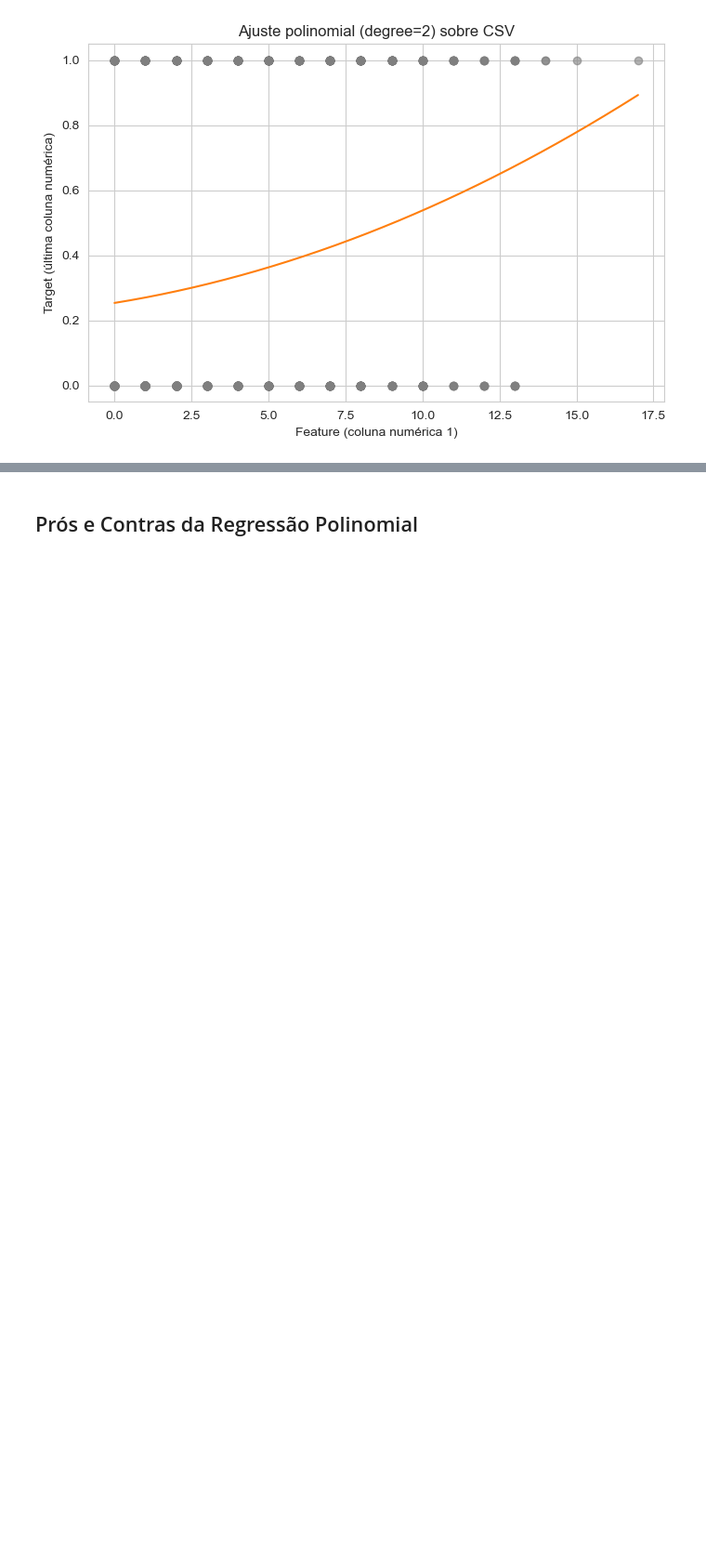
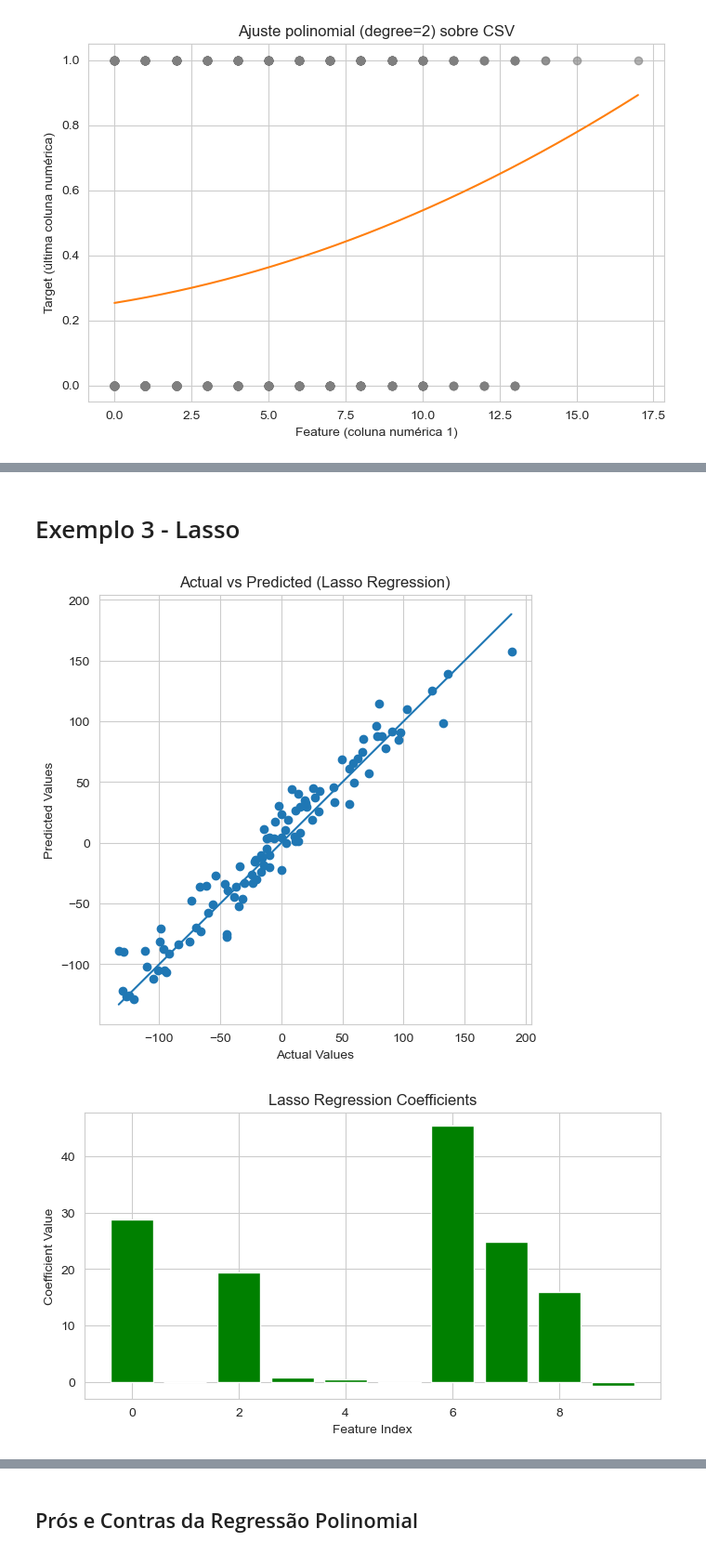
Before and after one commit to Miguyy/IA-class, a Jupyter notebook: Polynomial Regression/polynomial_regression.ipynb, the cells around one changed output, grey strips where cells are left out. Shown at 93% size. Cells and saved outputs as stored; diff of their text form; code cells hidden in the pictures; blank space fills up the shorter version.

Commit message:
chore: File preparation for polynomial regression presentation.

```diff
--- a/Polynomial Regression/polynomial_regression.ipynb
+++ b/Polynomial Regression/polynomial_regression.ipynb
@@ -123,0 +125,77 @@ R2 (degree=2): 0.06725442071629772
+# %% [markdown]
+# Exemplo 3 - Lasso
+# %%
+import numpy as np
+import matplotlib.pyplot as plt
+from sklearn.datasets import make_regression
+from sklearn.model_selection import train_test_split
+from sklearn.linear_model import Lasso
+from sklearn.metrics import mean_squared_error, r2_score
+
+X, y = make_regression( # Gerar dados sintéticos para regressão
+    n_samples=500,
+    n_features=10,
+    n_informative=5,
+    noise=15,
+    random_state=42
+)
+
+X_train, X_test, y_train, y_test = train_test_split( # Dividir os dados em treino e teste
+    X, y, test_size=0.2, random_state=42
+)
+
+lasso = Lasso(alpha=0.1) # Criar modelo Lasso com regularização alpha=0.1
+lasso.fit(X_train, y_train) # Ajustar o modelo aos dados de treino
+
+y_pred = lasso.predict(X_test) # Prever os valores de teste usando o modelo Lasso ajustado
+
+mse = mean_squared_error(y_test, y_pred)
+r2 = r2_score(y_test, y_pred)
+
+mse, r2
+
+# Visualizar resultados - Regression Line
+y_pred = lasso.predict(X_test)
+
+plt.figure(figsize=(6, 6))
+plt.scatter(y_test, y_pred)
+
+min_val = min(y_test.min(), y_pred.min())
+max_val = max(y_test.max(), y_pred.max())
+plt.plot([min_val, max_val], [min_val, max_val])
+
+plt.xlabel("Actual Values")
+plt.ylabel("Predicted Values")
+plt.title("Actual vs Predicted (Lasso Regression)")
+plt.show()
+
+# Visualizar os coeficientes do modelo Lasso
+plt.figure(figsize=(8, 4))
+plt.bar(range(len(lasso.coef_)), lasso.coef_, color="green")
+plt.xlabel("Feature Index")
+plt.ylabel("Coefficient Value")
+plt.title("Lasso Regression Coefficients")
+plt.show()
+
+# Visualizar o caminho dos coeficientes do Lasso para diferentes valores de alpha
+alphas = np.logspace(-2, 1, 20)
+coefficients = []
+
+for a in alphas:
+    model = Lasso(alpha=a)
+    model.fit(X_train, y_train)
+    coefficients.append(model.coef_)
+
+coefficients = np.array(coefficients)
+
+plt.figure(figsize=(8, 5))
+for i in range(coefficients.shape[1]):
+    plt.plot(alphas, coefficients[:, i])
+plt.xscale("log")
+plt.xlabel("Alpha (λ)")
+plt.ylabel("Coefficient Value")
+plt.title("Lasso Path: Coefficients vs Regularization Strength")
+plt.show()
+# %% [output]
+[figure, added]
+[figure, added]
```
Also changed, not shown: parts of 9 cells of this notebook.
